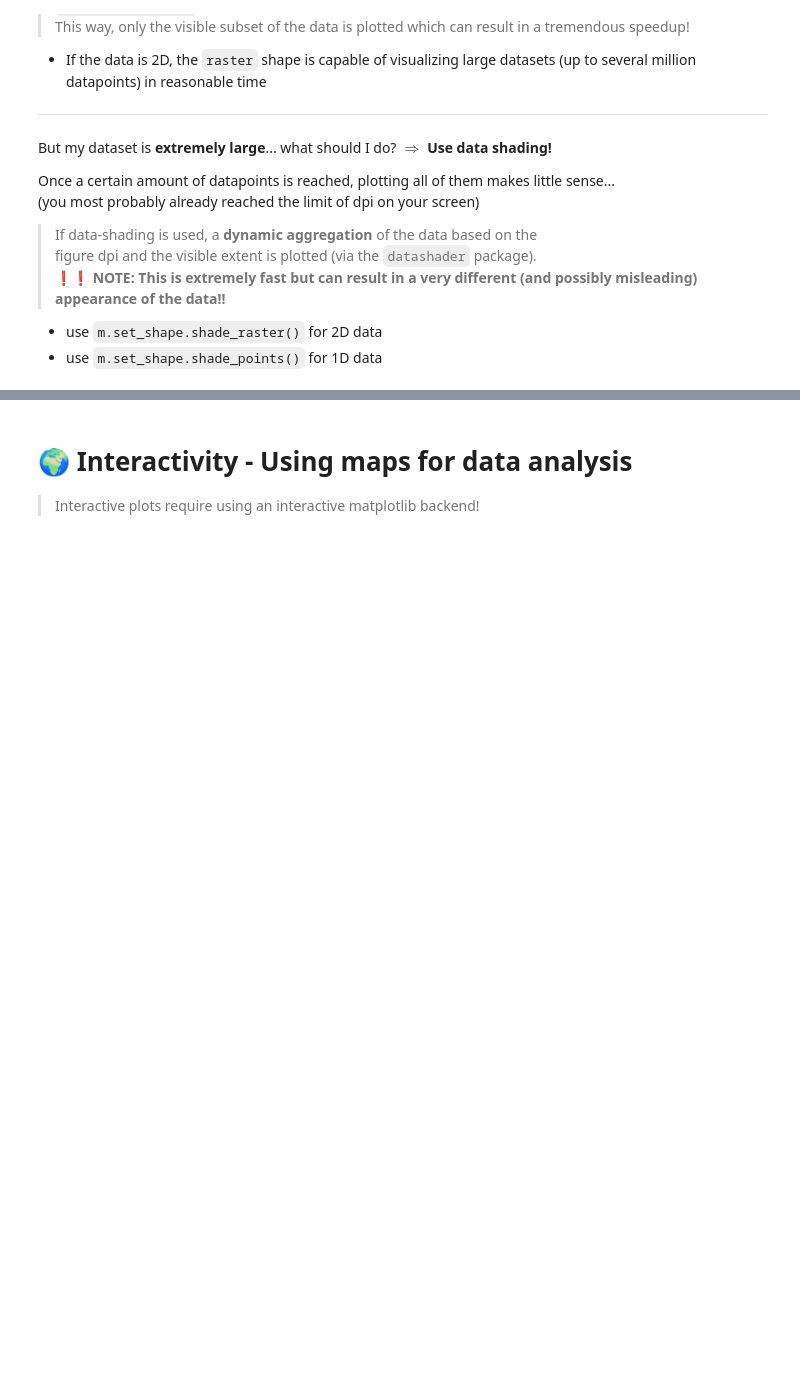
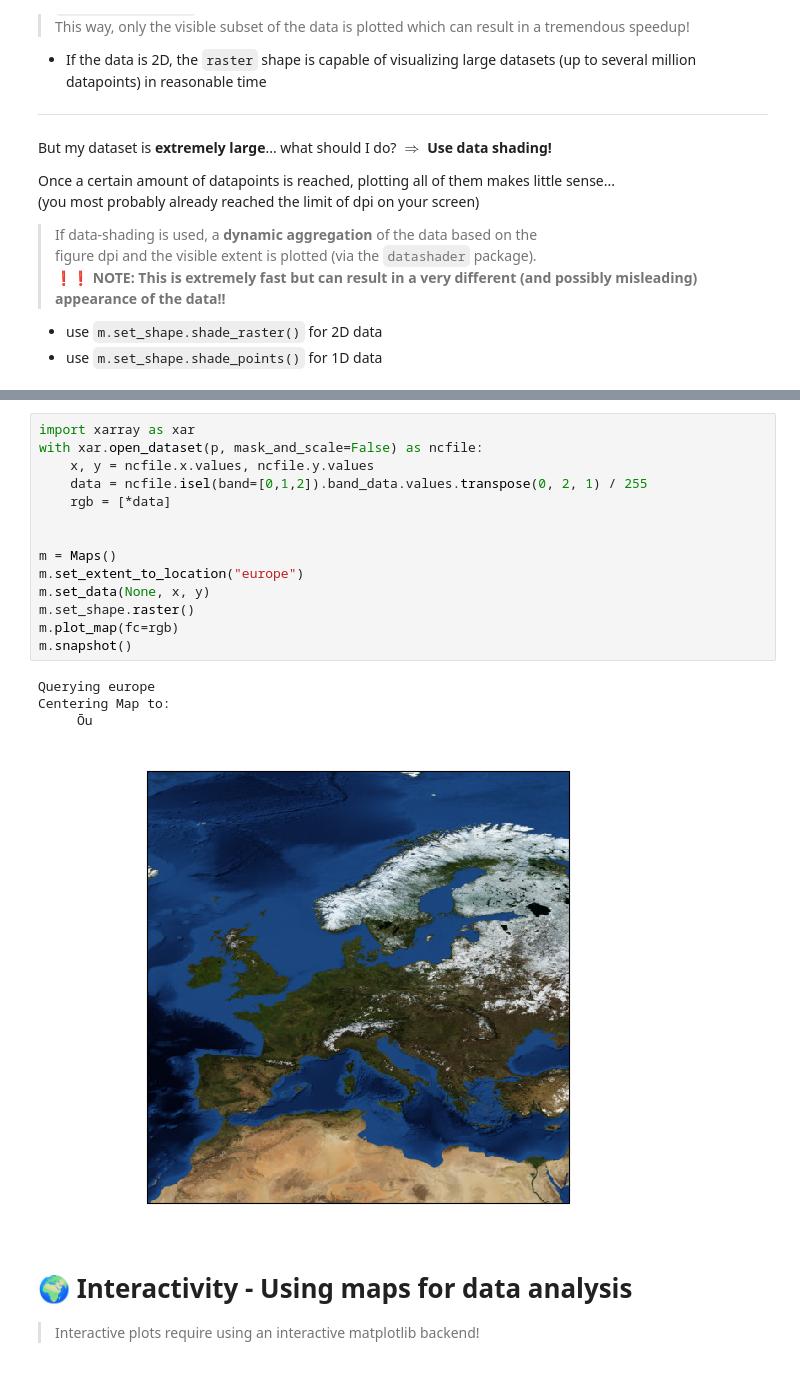
Before and after one commit to raphaelquast/EOmaps_GeoPython2023, a Jupyter notebook: EOmaps_workshop.ipynb, the cells around one changed output, grey strips where cells are left out. Drawn from its saved outputs; the diff is of its cells as text; blank space fills up the shorter version.

Commit message:
add datasets

```diff
--- a/EOmaps_workshop.ipynb
+++ b/EOmaps_workshop.ipynb
@@ -358,3 +375,22 @@ Using 'shade_raster' as plot shape
+# %%
+import xarray as xar
+with xar.open_dataset(p, mask_and_scale=False) as ncfile:
+    x, y = ncfile.x.values, ncfile.y.values
+    data = ncfile.isel(band=[0,1,2]).band_data.values.transpose(0, 2, 1) / 255
+    rgb = [*data]
+
+
+m = Maps()
+m.set_extent_to_location("europe")
+m.set_data(None, x, y)
+m.set_shape.raster()
+m.plot_map(fc=rgb)
+m.snapshot()
+# %% [output]
+Querying europe
+Centering Map to:
+     Ōu
+[figure, added]
 # %% [markdown]
 # 🌍 Interactivity - Using maps for data analysis
 
```
Also changed, not shown: parts of 3 cells of this notebook, 2 other files.
